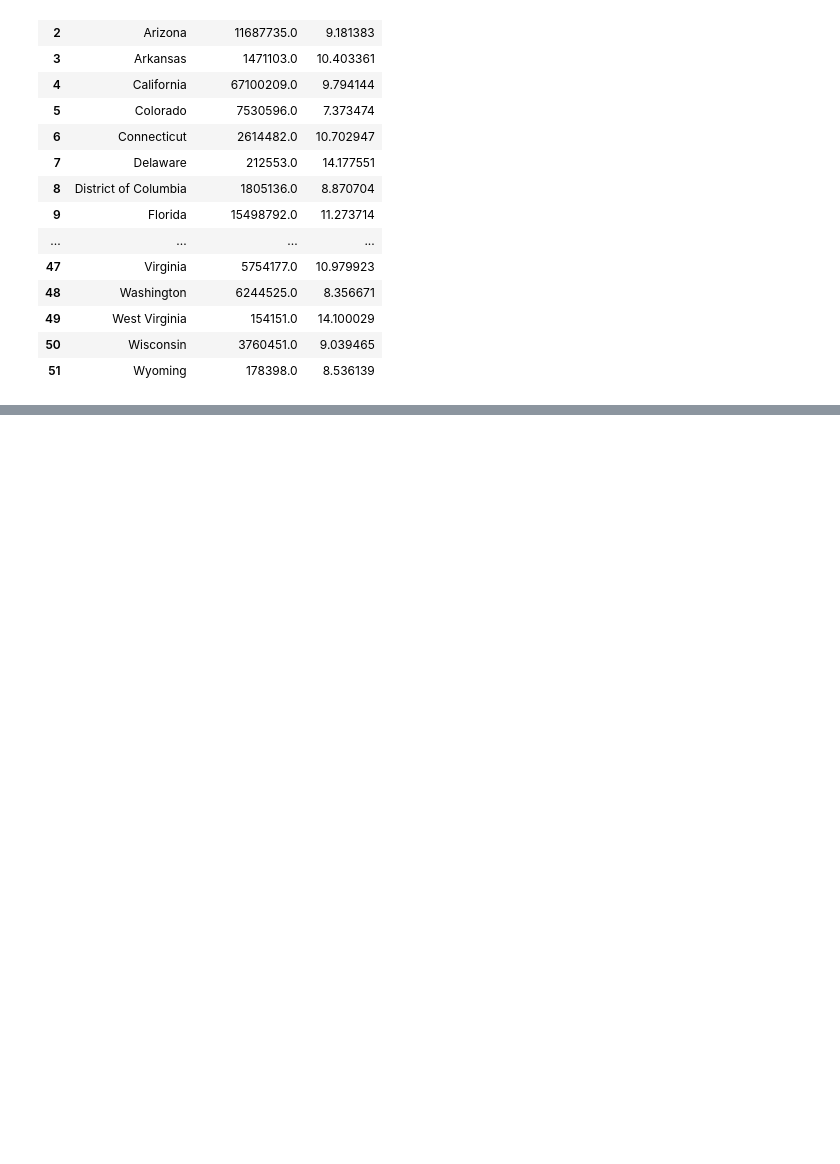
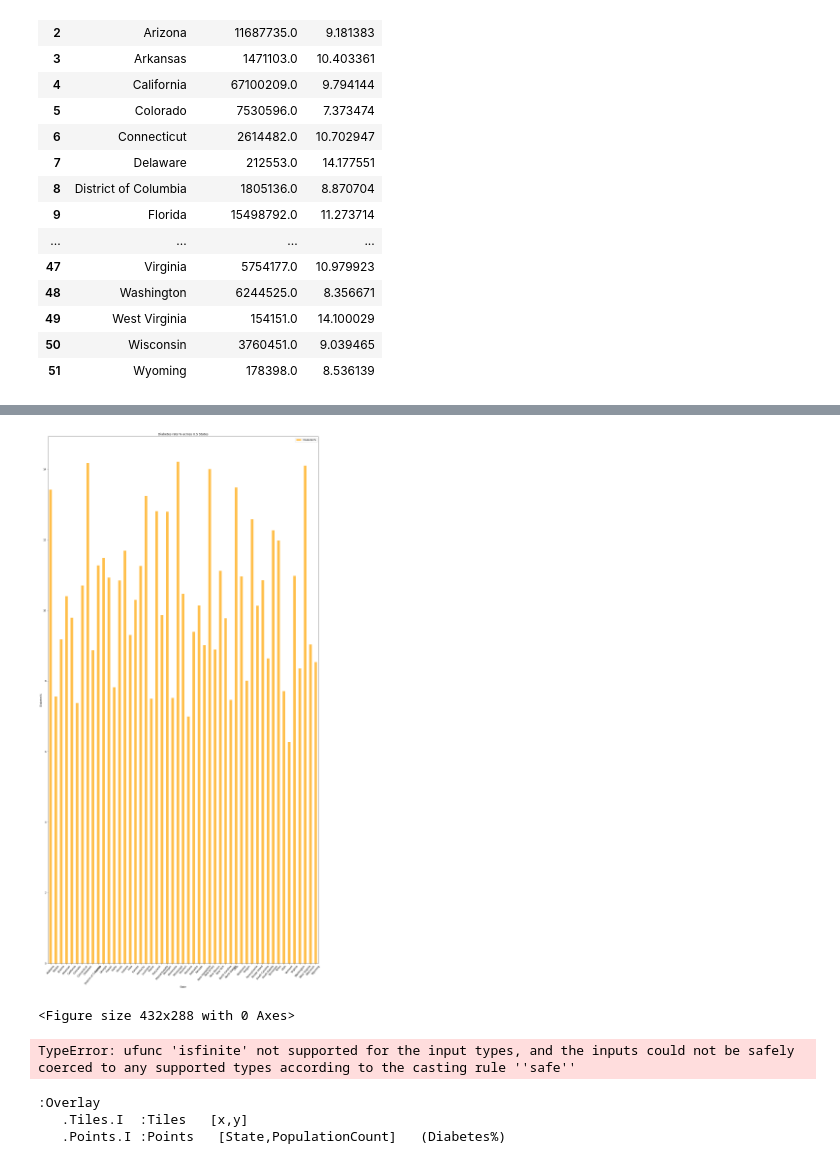
Before and after one commit to the-liat/project-1, a Jupyter notebook: Diabetes Analysis.ipynb, the cells around one changed output, grey strips where cells are left out. Cells and saved outputs as stored; diff of their text form; code cells hidden in the pictures; blank space fills up the shorter version.

Commit message:
creating the visuals

```diff
--- a/Diabetes Analysis.ipynb
+++ b/Diabetes Analysis.ipynb
@@ -138,0 +139,34 @@ merged_df.head()
+# %%
+# Describe the rate of diabetes in the US -Katejoe/Chris
+
+# Plot the bar chart
+merged_df.plot(kind='bar', x='State', y='Diabetes%', color='orange', alpha =0.7, figsize = (20,40), rot = 50)
+
+# Add labels and title
+plt.xlabel('State')
+plt.ylabel('Diabetes%')
+plt.title('Diabetes rate % across U.S States')
+
+# Show plot
+plt.show()
+plt.tight_layout()
+# %% [output]
+[figure, added]
+<Figure size 432x288 with 0 Axes>
+# %%
+diabetes_plot = merged_df.hvplot.points(
+    "Long & Lat",
+    geo = True,
+    tiles = "OSM",
+    frame_width = 800,
+    frame_height = 600,
+    size = "Diabetes%",
+    scale= 1.0
+      )
+# Display the map plot
+diabetes_plot
+# %% [output]
+TypeError: ufunc 'isfinite' not supported for the input types, and the inputs could not be safely coerced to any supported types according to the casting rule ''safe''
+:Overlay
+   .Tiles.I  :Tiles   [x,y]
+   .Points.I :Points   [State,PopulationCount]   (Diabetes%)
```
Also changed, not shown: parts of 4 cells of this notebook.
